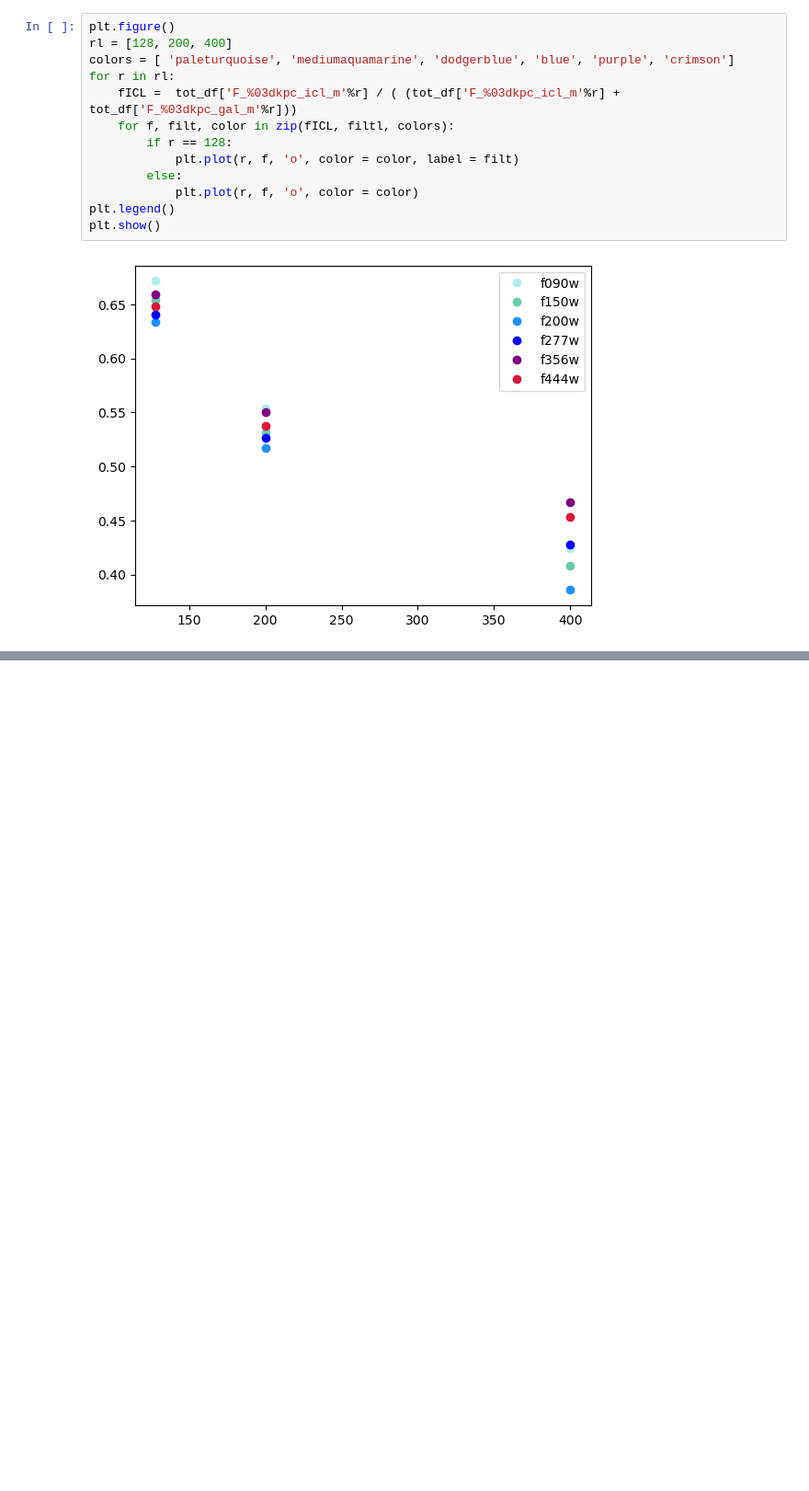
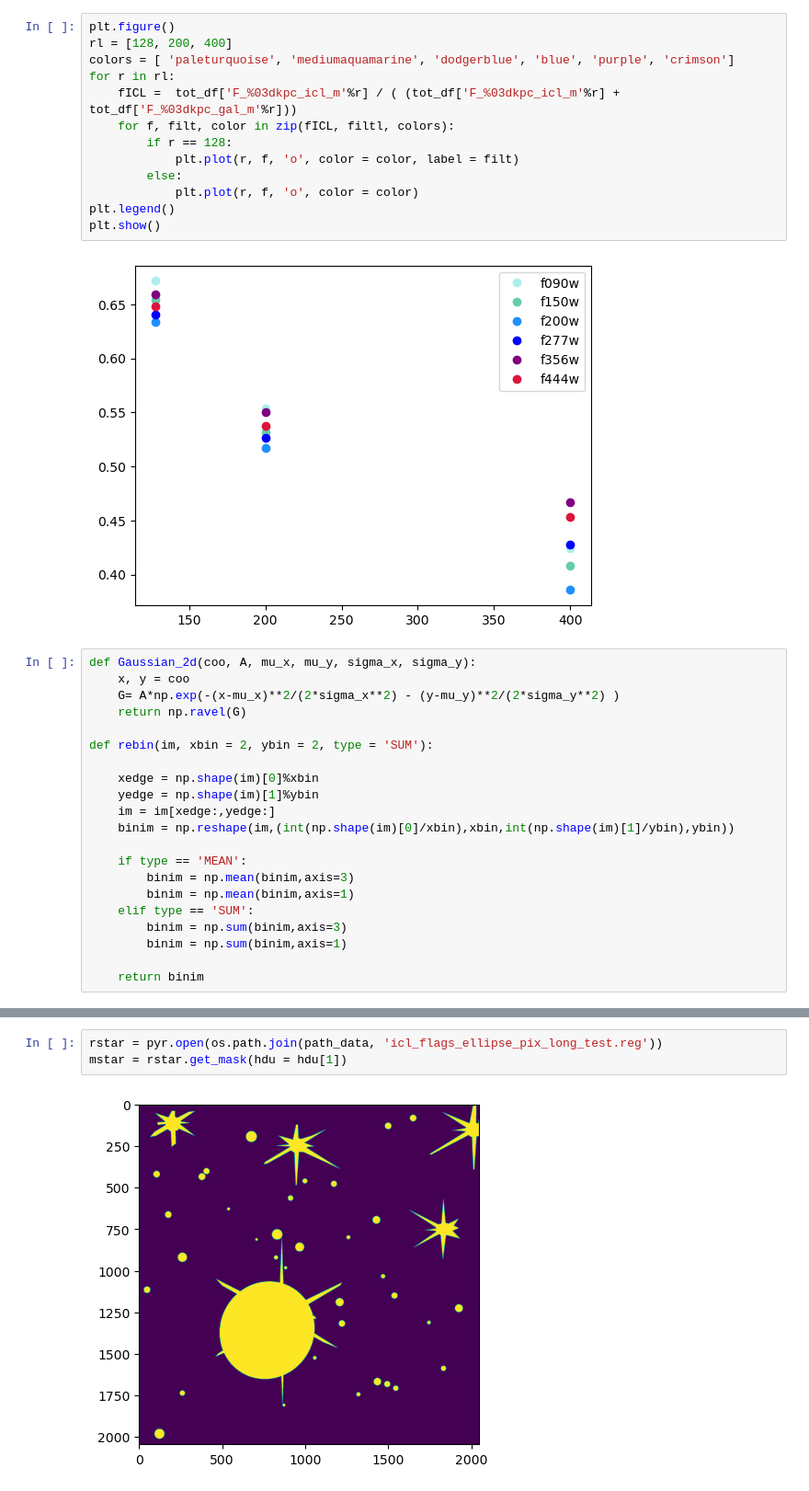
Before and after one commit to aellien/JWST_scripts, a Jupyter notebook: synthesis/new_plots.ipynb, the cells around one changed output, grey strips where cells are left out. Shown: that part at 92% size. Drawn from its saved outputs; the diff is of its cells as text; blank space fills up the shorter version.

```diff
--- a/synthesis/new_plots.ipynb
+++ b/synthesis/new_plots.ipynb
@@ -79,3 +83,24 @@ plt.legend()
 plt.show()
 # %% [output]
 [figure]
+# %%
+def Gaussian_2d(coo, A, mu_x, mu_y, sigma_x, sigma_y):
+    x, y = coo
+    G= A*np.exp(-(x-mu_x)**2/(2*sigma_x**2) - (y-mu_y)**2/(2*sigma_y**2) )
+    return np.ravel(G)
+
+def rebin(im, xbin = 2, ybin = 2, type = 'SUM'):
+
+    xedge = np.shape(im)[0]%xbin
+    yedge = np.shape(im)[1]%ybin
+    im = im[xedge:,yedge:]
+    binim = np.reshape(im,(int(np.shape(im)[0]/xbin),xbin,int(np.shape(im)[1]/ybin),ybin))
+
+    if type == 'MEAN':
+        binim = np.mean(binim,axis=3)
+        binim = np.mean(binim,axis=1)
+    elif type == 'SUM':
+        binim = np.sum(binim,axis=3)
+        binim = np.sum(binim,axis=1)
+
+    return binim
@@ -81,0 +236,5 @@ plt.show()
+# %%
+rstar = pyr.open(os.path.join(path_data, 'icl_flags_ellipse_pix_long_test.reg'))
+mstar = rstar.get_mask(hdu = hdu[1])
+# %% [output]
+[figure, added]
```
Also changed, not shown: parts of 3 cells of this notebook, 2 other files.
